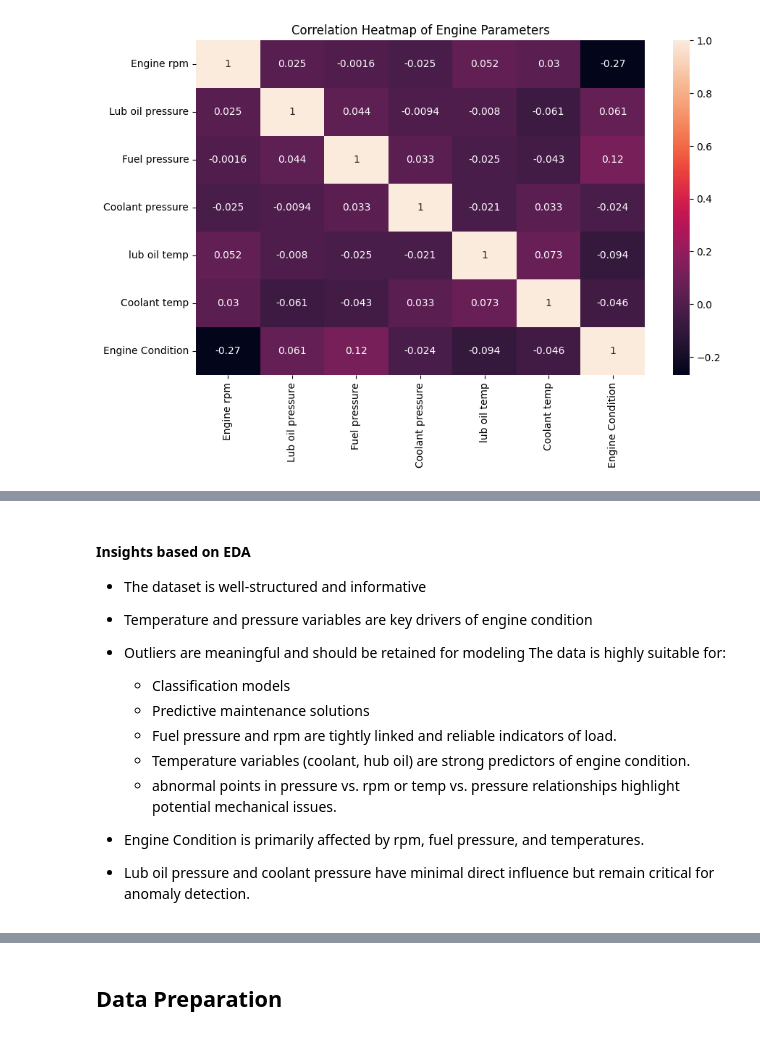
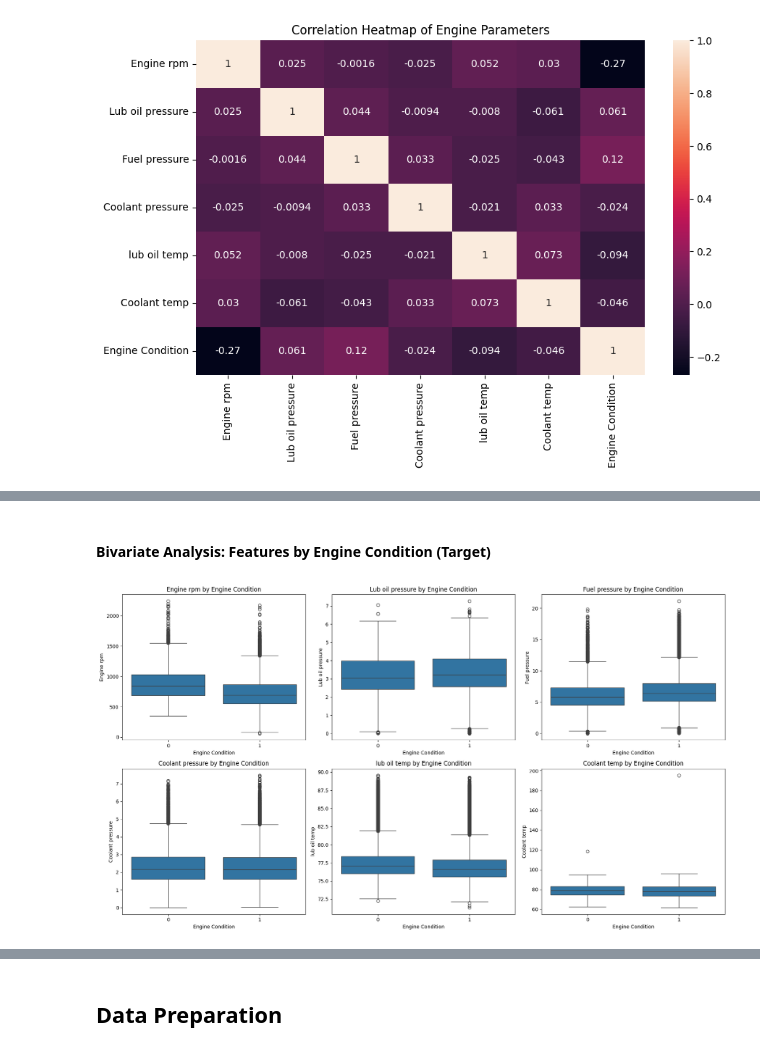
Before and after one commit to tushar77more/engine_predictive_maintenance, a Jupyter notebook: Predictive_Maintenance_final_Report.ipynb, the cells around one changed output, grey strips where cells are left out. Cells and saved outputs as stored; diff of their text form; code cells hidden in the pictures.

```diff
--- a/Predictive_Maintenance_final_Report.ipynb
+++ b/Predictive_Maintenance_final_Report.ipynb
@@ -322,15 +358,16 @@ plt.show()
-# %% [markdown]
-#### Insights based on EDA
-
-- The dataset is well-structured and informative
-- Temperature and pressure variables are key drivers of engine condition
-- Outliers are meaningful and should be retained for modeling
-The data is highly suitable for:
-  - Classification models
-  - Predictive maintenance solutions
-  - Fuel pressure and rpm are tightly linked and reliable indicators of load.
-  - Temperature variables (coolant, hub oil) are strong predictors of engine condition.
-  - abnormal points in pressure vs. rpm or temp vs. pressure relationships highlight potential mechanical issues.
-
-- Engine Condition is primarily affected by rpm, fuel pressure, and temperatures.
-- Lub oil pressure and coolant pressure have minimal direct influence but remain critical for anomaly detection.
+# %% [markdown]
+#### Bivariate Analysis: Features by Engine Condition (Target)
+# %%
+# Boxplots of each feature grouped by Engine Condition
+numeric_cols = ["Engine rpm", "Lub oil pressure", "Fuel pressure",
+                "Coolant pressure", "lub oil temp", "Coolant temp"]
+
+fig, axes = plt.subplots(2, 3, figsize=(18, 10))
+for i, col in enumerate(numeric_cols):
+    ax = axes[i // 3, i % 3]
+    sns.boxplot(x="Engine Condition", y=col, data=df, ax=ax)
+    ax.set_title(f"{col} by Engine Condition")
+plt.tight_layout()
+plt.show()
+# %% [output]
+[figure, added]
```
Also changed, not shown: parts of 30 cells of this notebook.
